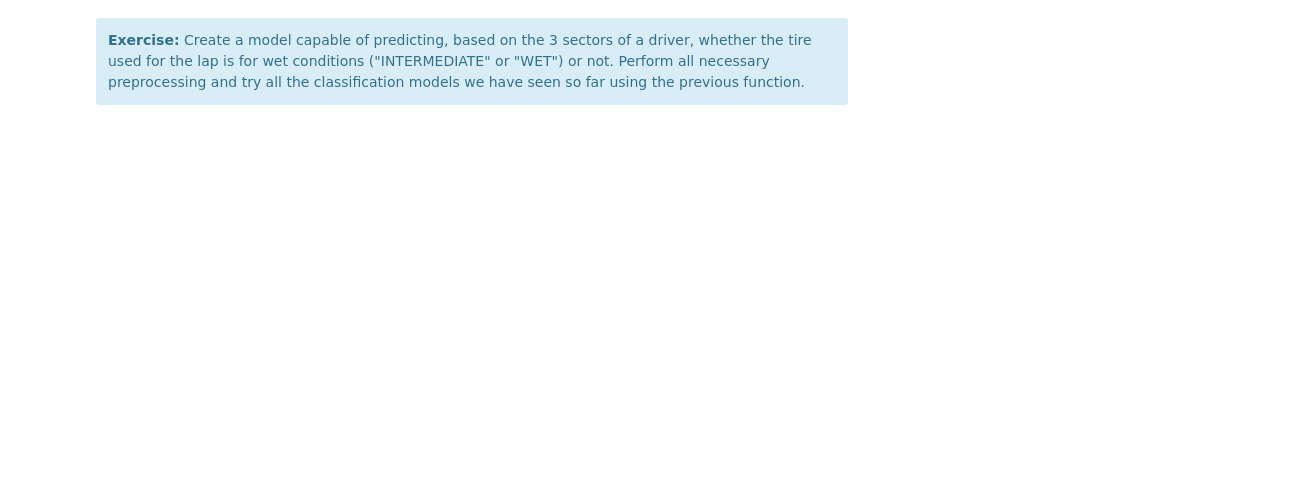
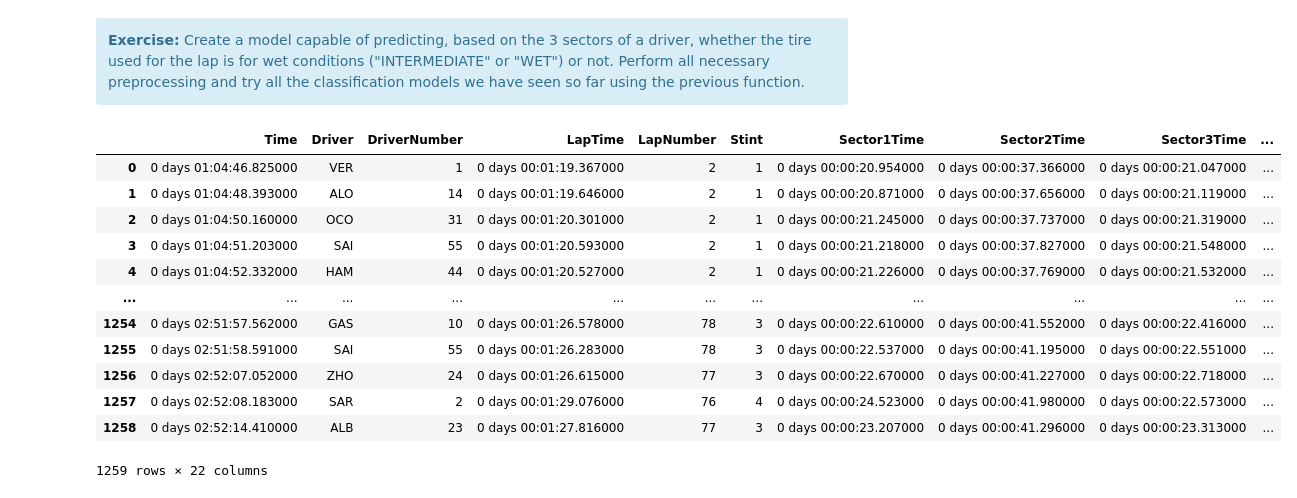
Before and after one commit to NigelXheri/Sistemas-Inteligentes, a Jupyter notebook: prácticas/ENG/Lab3/Lab3.1-Classification.ipynb, the cells around one changed output. Cells and saved outputs as stored; diff of their text form; code cells hidden in the pictures; blank space fills up the shorter version.

```diff
--- a/prácticas/ENG/Lab3/Lab3.1-Classification.ipynb
+++ b/prácticas/ENG/Lab3/Lab3.1-Classification.ipynb
@@ -511,0 +640,26 @@ train_and_eval(X_std, Y, X_test_std, Y_test)
+# %%
+# Your code here
+tire_data = data[['Sector1Time', 'Sector2Time', 'Sector3Time', 'Compound']].copy()
+tire_data['Sector1Time'] = data['Sector1Time'].dt.total_seconds()
+tire_data['Sector2Time'] = data['Sector2Time'].dt.total_seconds()
+tire_data['Sector3Time'] = data['Sector3Time'].dt.total_seconds()
+
+tire_data['Compound' == "INTERMEDIATE"] = 1
+
+
+tire_data
+data
+# %% [output]
+|  | Time | Driver | DriverNumber | LapTime | LapNumber | Stint | Sector1Time | Sector2Time | Sector3Time | ... |
+| 0 | 0 days 01:04:46.825000 | VER | 1 | 0 days 00:01:19.367000 | 2 | 1 | 0 days 00:00:20.954000 | 0 days 00:00:37.366000 | 0 days 00:00:21.047000 | ... |
+| 1 | 0 days 01:04:48.393000 | ALO | 14 | 0 days 00:01:19.646000 | 2 | 1 | 0 days 00:00:20.871000 | 0 days 00:00:37.656000 | 0 days 00:00:21.119000 | ... |
+| 2 | 0 days 01:04:50.160000 | OCO | 31 | 0 days 00:01:20.301000 | 2 | 1 | 0 days 00:00:21.245000 | 0 days 00:00:37.737000 | 0 days 00:00:21.319000 | ... |
+| 3 | 0 days 01:04:51.203000 | SAI | 55 | 0 days 00:01:20.593000 | 2 | 1 | 0 days 00:00:21.218000 | 0 days 00:00:37.827000 | 0 days 00:00:21.548000 | ... |
+| 4 | 0 days 01:04:52.332000 | HAM | 44 | 0 days 00:01:20.527000 | 2 | 1 | 0 days 00:00:21.226000 | 0 days 00:00:37.769000 | 0 days 00:00:21.532000 | ... |
+| ... | ... | ... | ... | ... | ... | ... | ... | ... | ... | ... |
+| 1254 | 0 days 02:51:57.562000 | GAS | 10 | 0 days 00:01:26.578000 | 78 | 3 | 0 days 00:00:22.610000 | 0 days 00:00:41.552000 | 0 days 00:00:22.416000 | ... |
+| 1255 | 0 days 02:51:58.591000 | SAI | 55 | 0 days 00:01:26.283000 | 78 | 3 | 0 days 00:00:22.537000 | 0 days 00:00:41.195000 | 0 days 00:00:22.551000 | ... |
+| 1256 | 0 days 02:52:07.052000 | ZHO | 24 | 0 days 00:01:26.615000 | 77 | 3 | 0 days 00:00:22.670000 | 0 days 00:00:41.227000 | 0 days 00:00:22.718000 | ... |
+| 1257 | 0 days 02:52:08.183000 | SAR | 2 | 0 days 00:01:29.076000 | 76 | 4 | 0 days 00:00:24.523000 | 0 days 00:00:41.980000 | 0 days 00:00:22.573000 | ... |
+| 1258 | 0 days 02:52:14.410000 | ALB | 23 | 0 days 00:01:27.816000 | 77 | 3 | 0 days 00:00:23.207000 | 0 days 00:00:41.296000 | 0 days 00:00:23.313000 | ... |
+1259 rows × 22 columns
```
Also changed, not shown: parts of 24 cells of this notebook, 1 other file.
